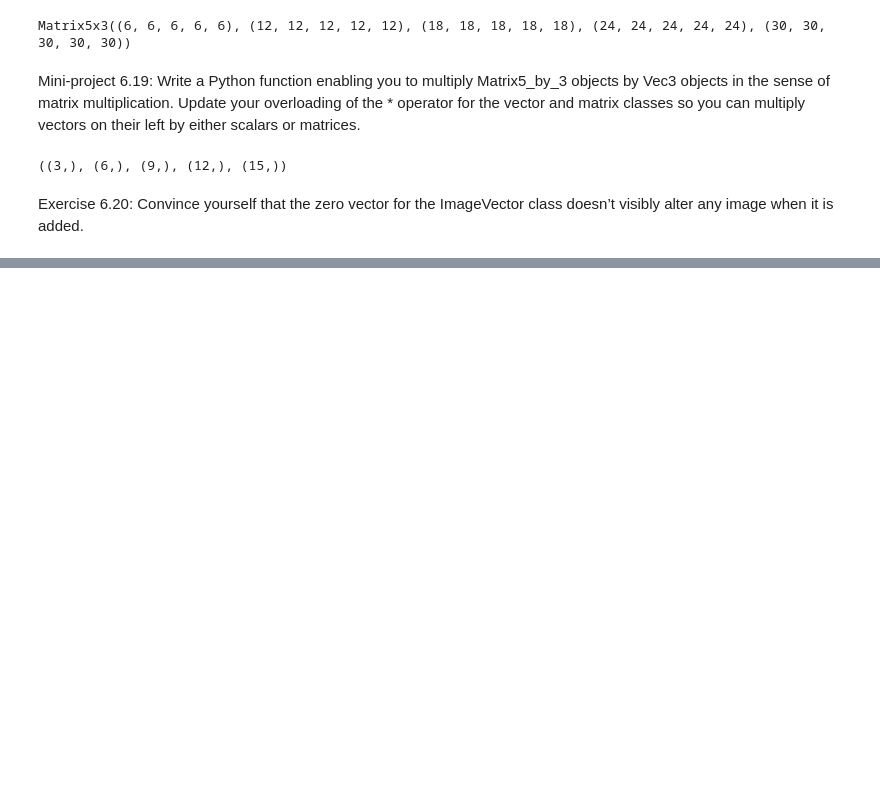
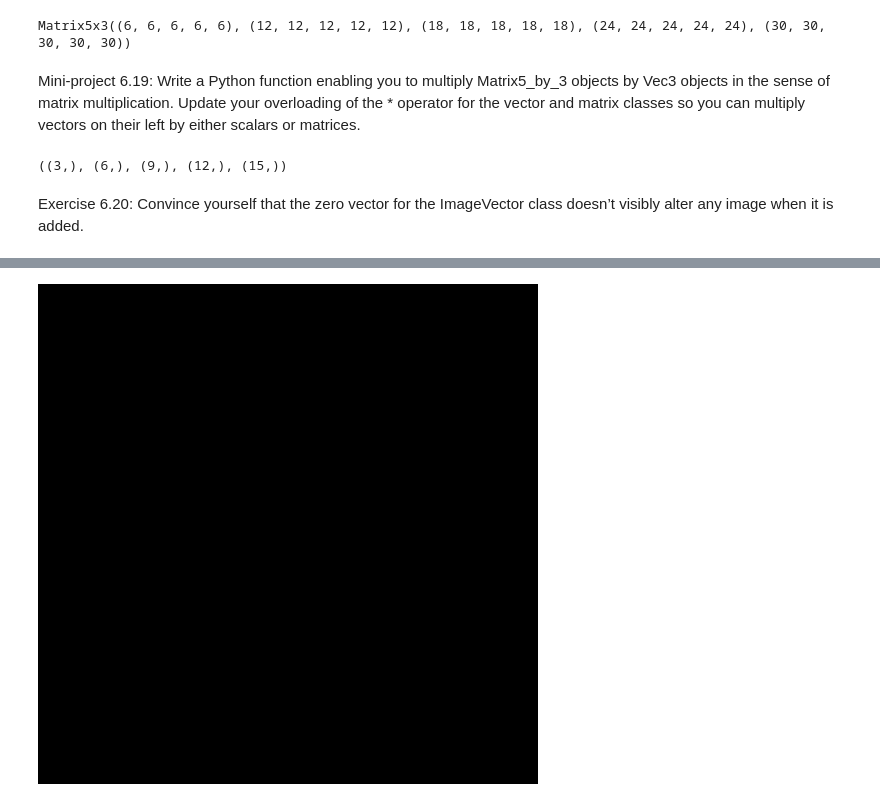
Before and after one commit to aliakhtar/maths4programmers-python, a Jupyter notebook: ch06/6.2.ipynb, the cells around one changed output, grey strips where cells are left out. Saved outputs shown, nothing was run; the diff lists cells and outputs as text; code cells hidden in the pictures; blank space fills up the shorter version.

```diff
--- a/ch06/6.2.ipynb
+++ b/ch06/6.2.ipynb
@@ -183,0 +202,4 @@ it is added.
+# %%
+ImageVector.zero()
+# %% [output]
+[figure, added]
```
Also changed, not shown: parts of 7 cells of this notebook, 3 other files.
